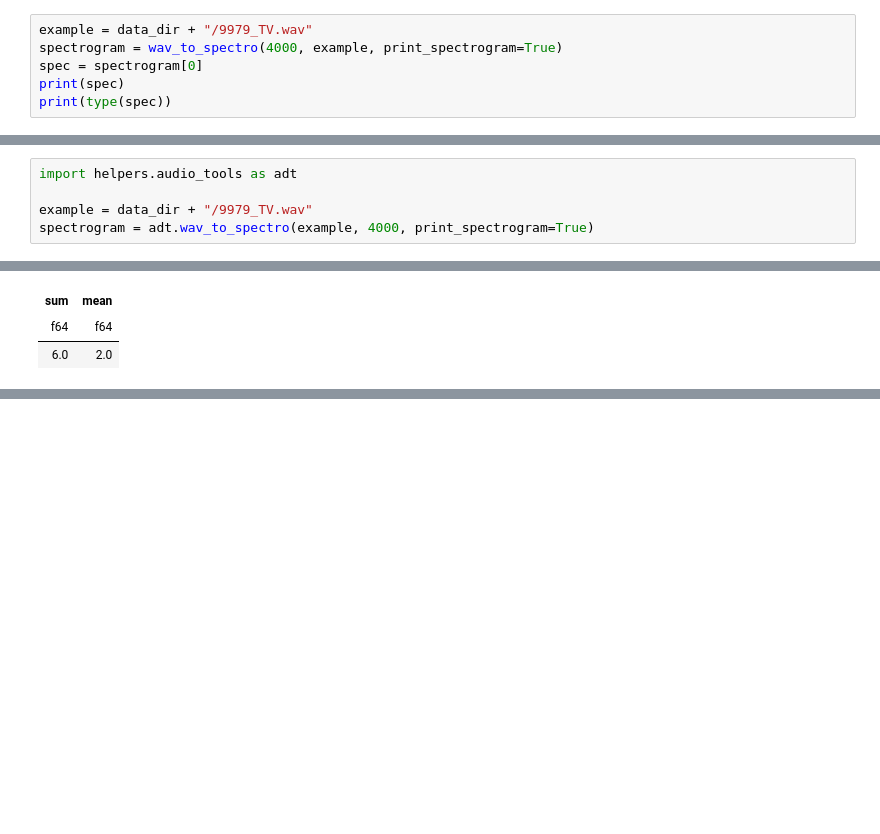
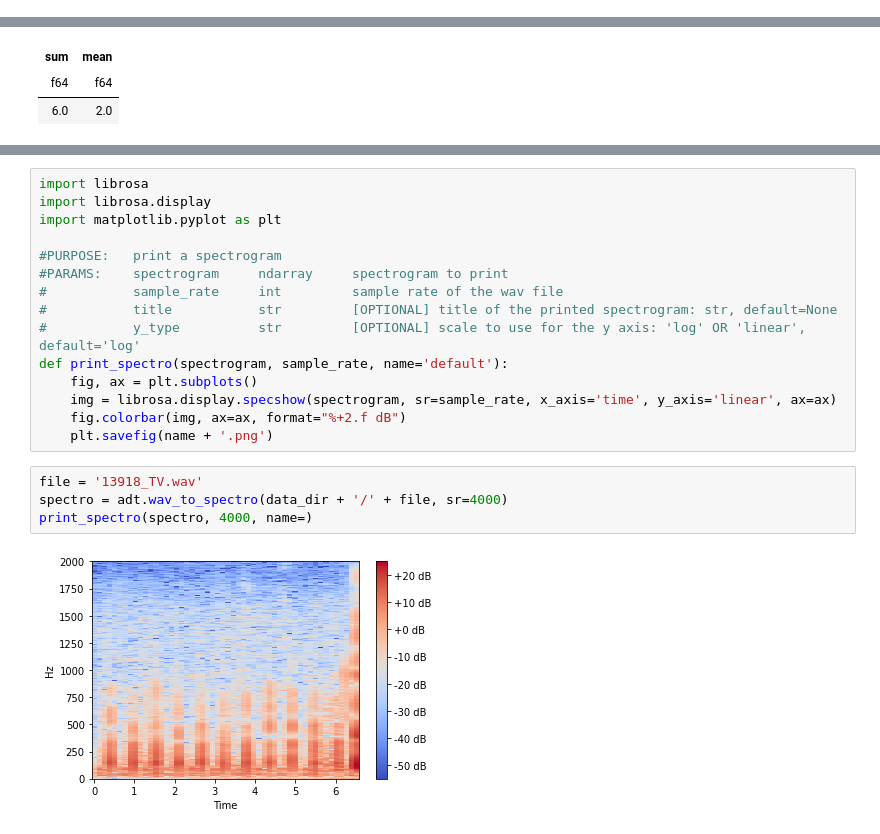
Before and after one commit to tiaan-b/GBM-Challenge-2022, a Jupyter notebook: src/development.ipynb, the cells around one changed output, grey strips where cells are left out. Cells and saved outputs as stored; diff of their text form; blank space fills up the shorter version.

```diff
--- a/src/development.ipynb
+++ b/src/development.ipynb
@@ -45,6 +4,0 @@ def print_spectro(spectrogram, sample_rate, title=None, y_type='log'):
-# %%
-example = data_dir + "/9979_TV.wav"
-spectrogram = wav_to_spectro(4000, example, print_spectrogram=True)
-spec = spectrogram[0]
-print(spec)
-print(type(spec))
@@ -67,5 +4,0 @@ print(type(spec))
-# %%
-import helpers.audio_tools as adt
-
-example = data_dir + "/9979_TV.wav"
-spectrogram = adt.wav_to_spectro(example, 4000, print_spectrogram=True)
@@ -582,0 +266,21 @@ df.fill_nan(None).select([
+# %%
+import librosa
+import librosa.display
+import matplotlib.pyplot as plt
+
+#PURPOSE:   print a spectrogram
+#PARAMS:    spectrogram     ndarray     spectrogram to print
+#           sample_rate     int         sample rate of the wav file
+#           title           str         [OPTIONAL] title of the printed spectrogram: str, default=None
+#           y_type          str         [OPTIONAL] scale to use for the y axis: 'log' OR 'linear', default='log'
+def print_spectro(spectrogram, sample_rate, name='default'):
+    fig, ax = plt.subplots()
+    img = librosa.display.specshow(spectrogram, sr=sample_rate, x_axis='time', y_axis='linear', ax=ax)
+    fig.colorbar(img, ax=ax, format="%+2.f dB")
+    plt.savefig(name + '.png')
+# %%
+file = '13918_TV.wav'
+spectro = adt.wav_to_spectro(data_dir + '/' + file, sr=4000)
+print_spectro(spectro, 4000, name=)
+# %% [output]
+[figure, added]
```
Also changed, not shown: parts of 37 cells of this notebook, 3 other files.
